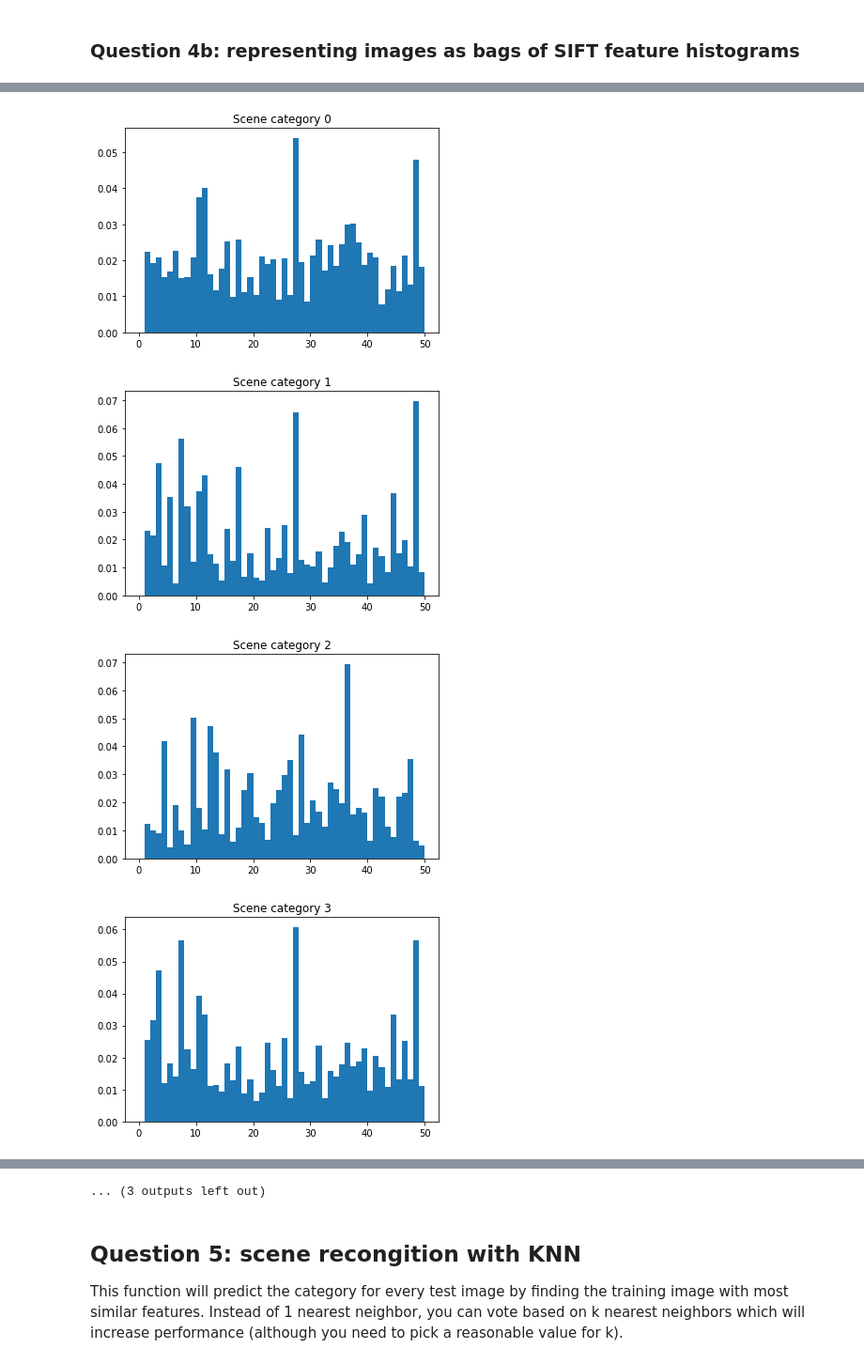
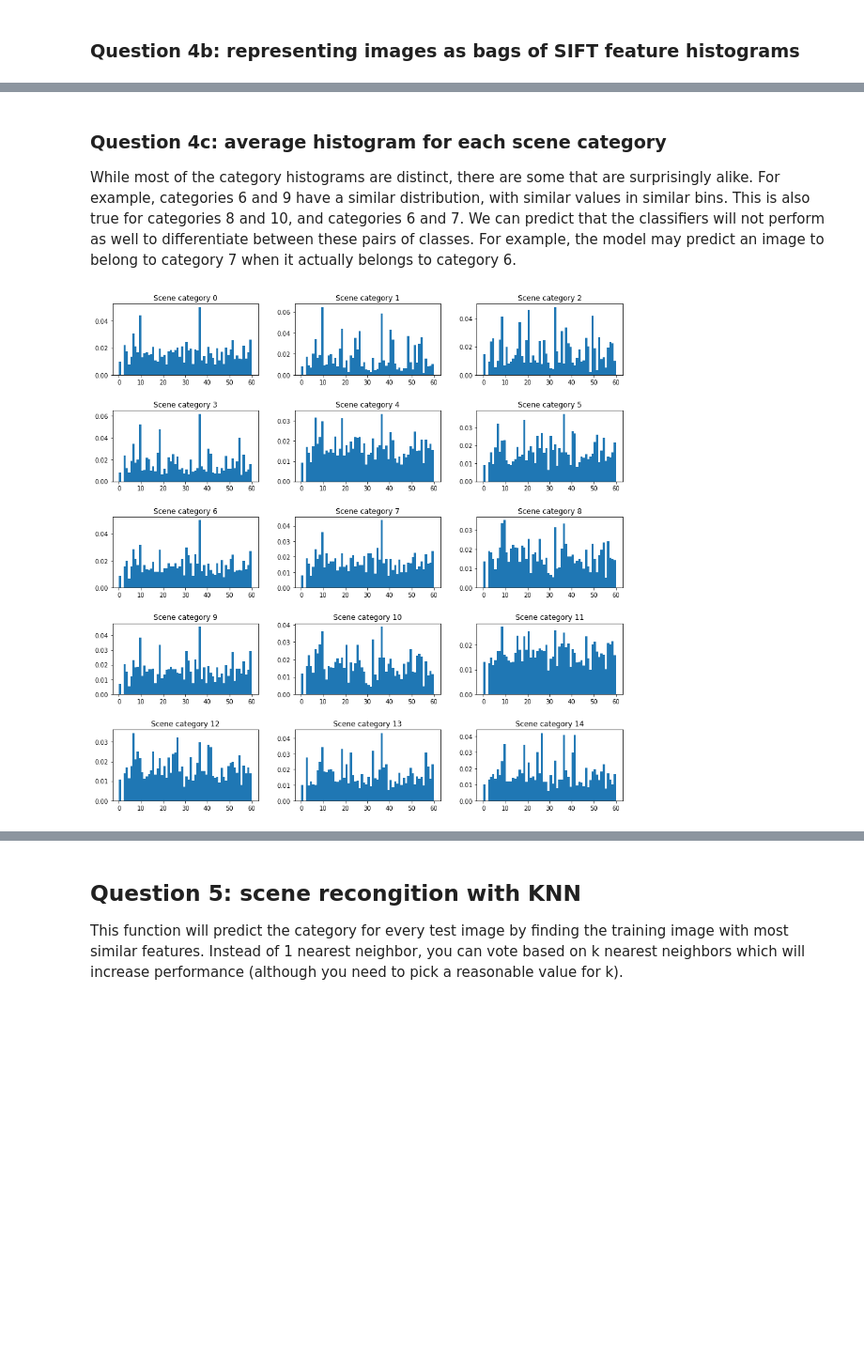
Before and after one commit to ricky-ma/CPSC425-Computer-Vision, a Jupyter notebook: A5/Assignment5.ipynb, the cells around one changed output, grey strips where cells are left out. Shown at 94% size. Saved outputs shown, nothing was run; the diff lists cells and outputs as text; code cells hidden in the pictures; blank space fills up the shorter version.

Commit message:
Finished question 5+6

```diff
--- a/A5/Assignment5.ipynb
+++ b/A5/Assignment5.ipynb
@@ -43,7 +47,7 @@ def load(ds_path):
     labels = labels[idx]
     return image_paths, labels
 
-def build_vocabulary(image_paths, vocab_size):
+def sample_descriptors(image_paths):
     """ Sample SIFT descriptors, cluster them using k-means, and return the fitted k-means model.
     NOTE: We don't necessarily need to use the entire training dataset. You can use the function
     sample_images() to sample a subset of images, and pass them into this function.
@@ -51,11 +55,10 @@ def build_vocabulary(image_paths, vocab_size):
     Parameters
     ----------
     image_paths: an (n_image, 1) array of image paths.
-    vocab_size: the number of clusters desired.
 
     Returns
     -------
-    kmeans: the fitted k-means clustering model.
+    descriptors: a (n_image * n_each, 128) array of sampled descriptors
     """
     n_image = len(image_paths)
 
@@ -67,7 +70,7 @@ def build_vocabulary(image_paths, vocab_size):
     # keypoints = np.zeros((n_image * n_each, 2))
     descriptors = np.zeros((n_image * n_each, 128))
 
-    for i, path in tqdm(enumerate(image_paths)):
+    for i, path in enumerate(image_paths):
         # Load features from each image
         features = np.loadtxt(path, delimiter=',',dtype=float)
         sift_keypoints = features[:, :2]
@@ -78,18 +81,35 @@ def build_vocabulary(image_paths, vocab_size):
         indices = np.random.choice(n, n_each)
         descriptors[i:i+n_each,:] = sift_descriptors[indices]
 
+    return descriptors
+
+def build_vocabulary(descriptors):
     # Perfom k-means clustering to cluster sampled sift descriptors into vocab_size regions.
     print("Fitting K-means clustering")
-    kmeans = KMeans(n_clusters=50, random_state=0).fit(descriptors)
+    silhouette_scores = []
+    for c in np.arange(10, 101, 10):
+        kmeans = KMeans(n_clusters=c, random_state=0).fit(descriptors)
+        labels = kmeans.predict(descriptors)
 
-    return kmeans
+        # The silhouette_score gives the average value for all the samples
+        # This gives a perspective into the density and separation of the formed clusters
+        ss = silhouette_score(descriptors, labels)
+        silhouette_scores.append(ss)
+
+    plt.plot(np.arange(10, 101, 10), silhouette_scores)
+    plt.ylabel('silhouette_score')
+    plt.xlabel('n_clusters')
+    plt.show()
+
+    # Return fitted model with best clustering from silhouette score plot
+    return KMeans(n_clusters=60, random_state=0).fit(descriptors)
 # %%
 print('Getting paths and labels for all train and test data')
 train_image_paths, train_labels = load("sift/train")
 test_image_paths, test_labels = load("sift/test")
 
 print('Extracting SIFT features')
-kmeans = build_vocabulary(train_image_paths, vocab_size=200)
+descriptors = sample_descriptors(train_image_paths)
 # %% [output]
 Getting paths and labels for all train and test data
 Extracting SIFT features
@@ -109,0 +116,2 @@ Fitting K-means clustering
+# %%
+kmeans = build_vocabulary(descriptors)
@@ -150,20 +160,21 @@ test_image_feats = get_bags_of_sifts(test_image_paths, kmeans)
+# %% [markdown]
+### Question 4c: average histogram for each scene category
+While most of the category histograms are distinct, there are some that are surprisingly alike. For example, categories 6 and 9 have a similar distribution, with similar values in similar bins. This is also true for categories 8 and 10, and categories 6 and 7. We can predict that the classifiers will not perform as well to differentiate between these pairs of classes. For example, the model may predict an image to belong to category 7 when it actually belongs to category 6.
 # %%
 vocab_size = kmeans.cluster_centers_.shape[0]
 category_feats = np.zeros((15, vocab_size))
 bins = np.arange(vocab_size+1)
 
 for row, label in zip(train_image_feats, train_labels):
     category_feats[int(label),:] = category_feats[int(label),:] + row
 
+fig, axs = plt.subplots(5,3, figsize=(15, 15), facecolor='w', edgecolor='k')
+fig.subplots_adjust(hspace =0.5, wspace=0.25)
+axs = axs.ravel()
+
 for i, category in enumerate(category_feats):
     category_feats[i] = category / list(train_labels).count(i)
-    plt.hist(bins[:-1], bins, weights=category_feats[i])
-    plt.title("Scene category {}".format(i))
-    plt.show()
-
-# print(category_feats)
+    axs[i].hist(bins[:-1], bins, weights=category_feats[i])
+    axs[i].set_title("Scene category {}".format(i))
 # %% [output]
-[figure, old version]
+[figure, new version]
-[figure, removed]
-[figure, removed]
-[figure, removed]
@@ -178,4 +181,3 @@ for i, category in enumerate(category_feats):
-... (3 outputs left out)
 # %% [markdown]
 ## Question 5: scene recongition with KNN
 This function will predict the category for every test image by finding the training image with most similar features. Instead of 1 nearest neighbor, you can vote based on k nearest neighbors which will increase performance (although you need to pick a reasonable value for k).
```
Also changed, not shown: parts of 13 cells of this notebook.
